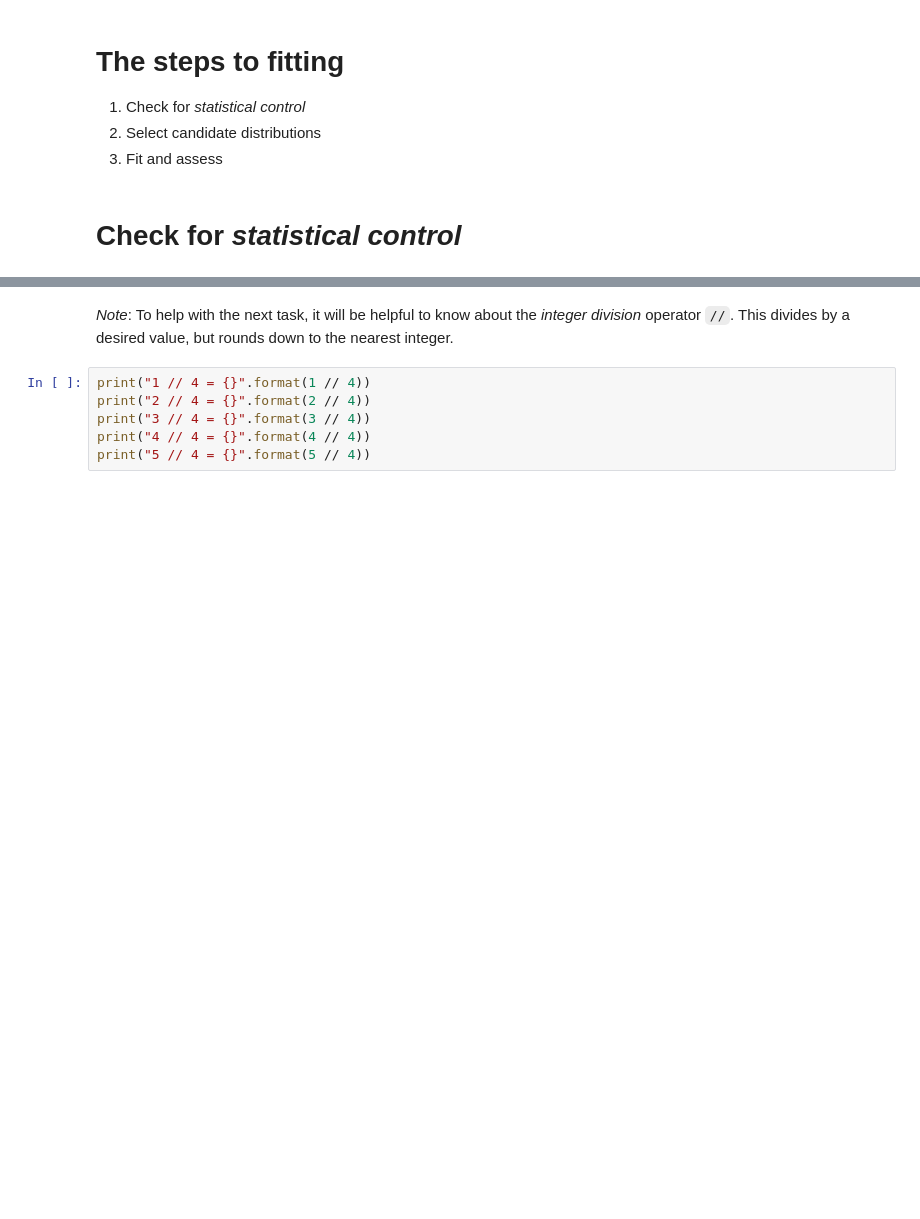
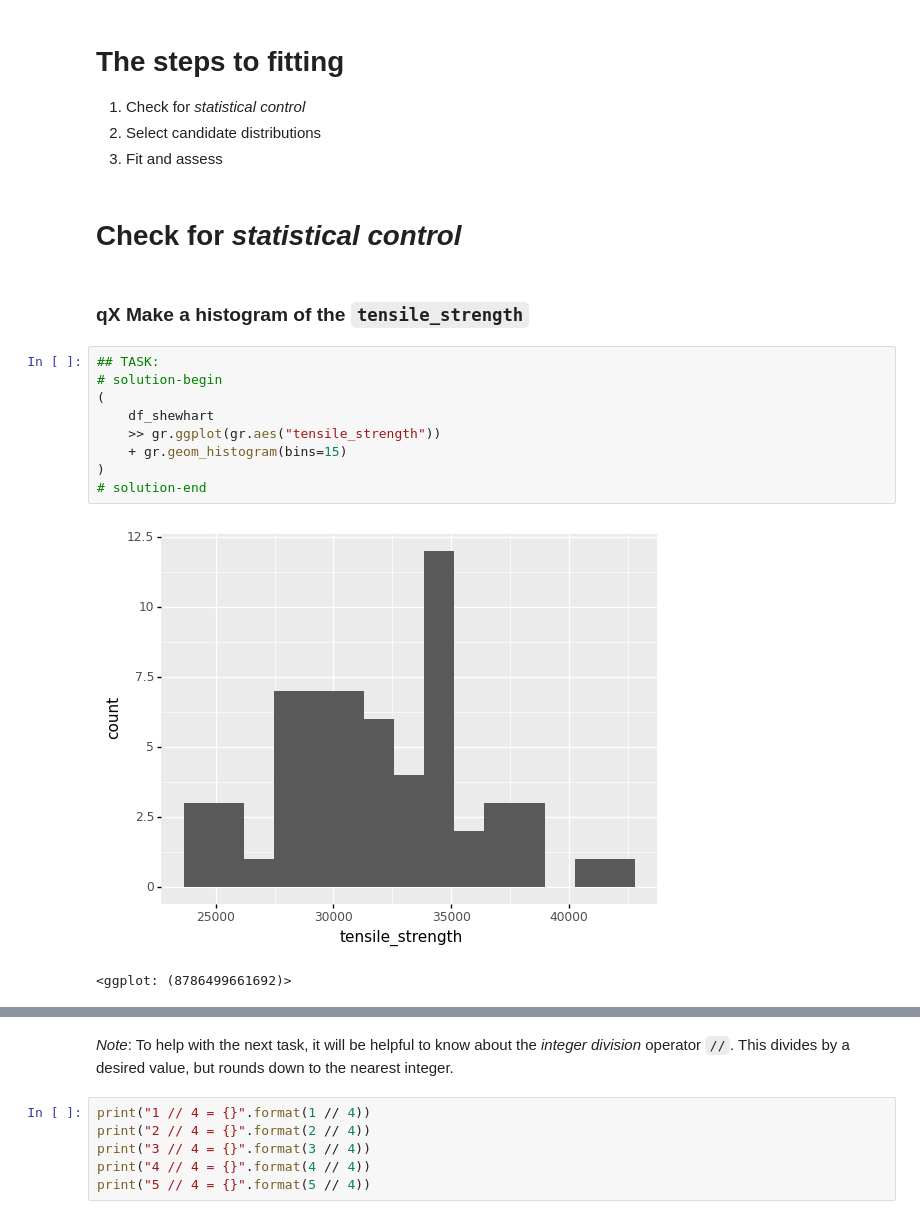
Before and after one commit to zdelrosario/evc-course, a Jupyter notebook: exercises/e-grama06-fit-univar-master.ipynb, the cells around one changed output, grey strips where cells are left out. Saved outputs shown, nothing was run; the diff lists cells and outputs as text; blank space fills up the shorter version.

```diff
--- a/exercises/e-grama06-fit-univar-master.ipynb
+++ b/exercises/e-grama06-fit-univar-master.ipynb
@@ -18,3 +20,17 @@ from grama.data import df_shewhart
 3. Fit and assess
 # %% [markdown]
 # Check for *statistical control*
+# %% [markdown]
+### __qX__ Make a histogram of the `tensile_strength`
+# %%
+## TASK:
+# solution-begin
+(
+    df_shewhart
+    >> gr.ggplot(gr.aes("tensile_strength"))
+    + gr.geom_histogram(bins=15)
+)
+# solution-end
+# %% [output]
+[figure, added]
+<ggplot: (8786499661692)>
```
Also changed, not shown: parts of 12 cells of this notebook, 1 other file.
